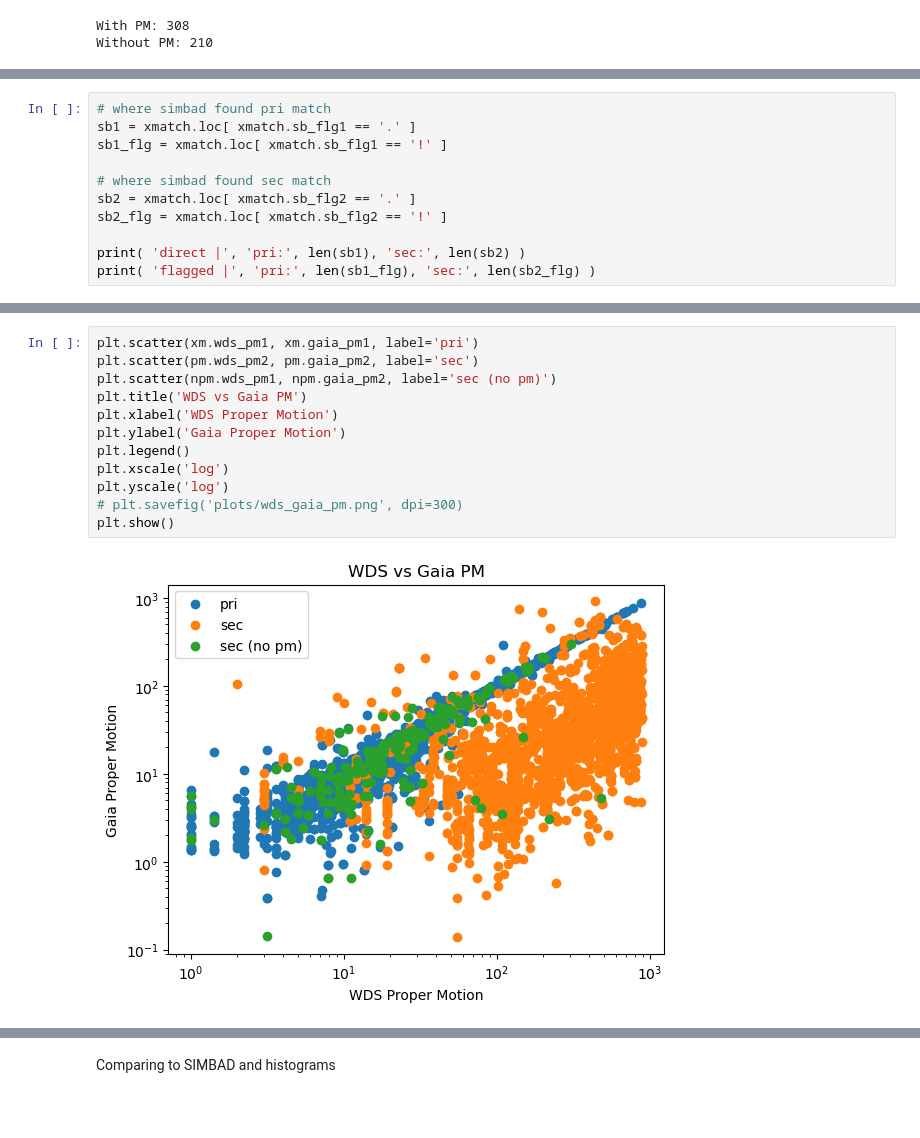
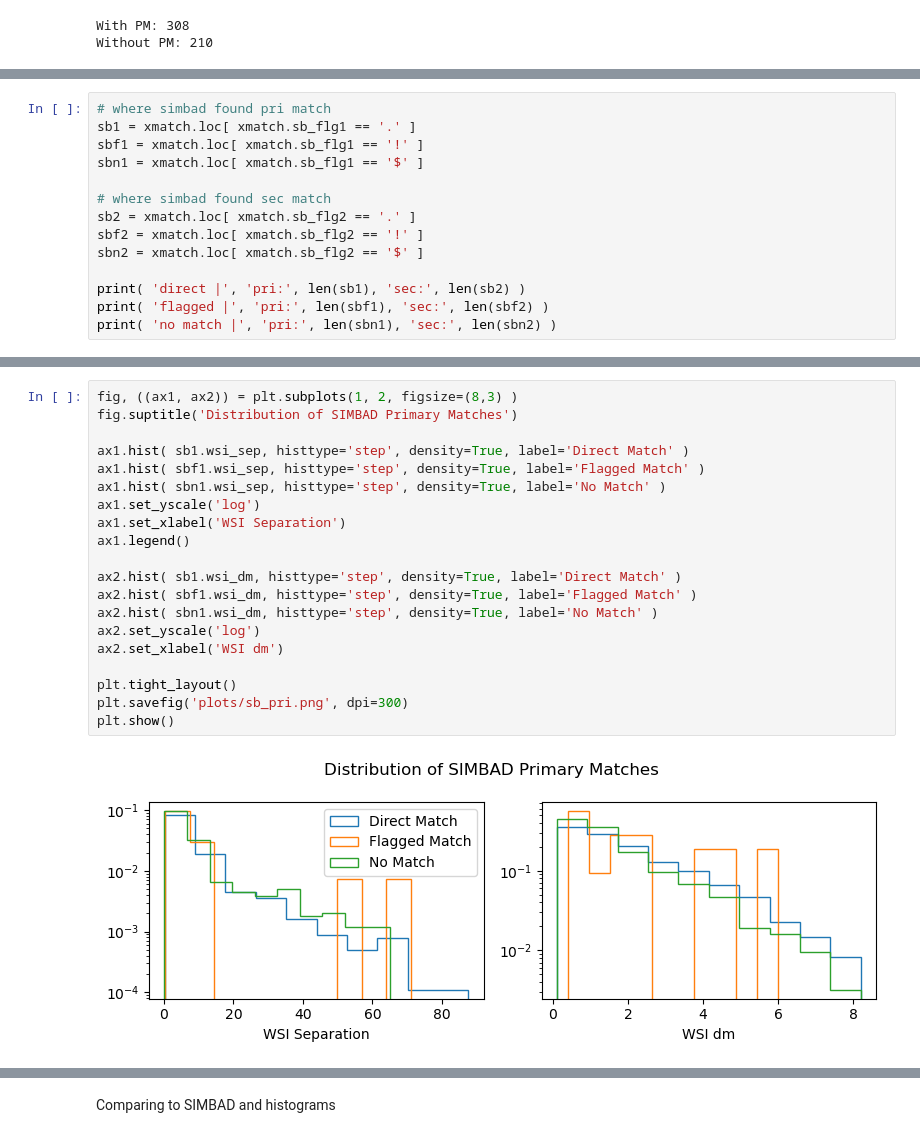
Before and after one commit to cdevaneprugh/usno-nreip-2024, a Jupyter notebook: xmatch.ipynb, the cells around one changed output, grey strips where cells are left out. Saved outputs shown, nothing was run; the diff lists cells and outputs as text; blank space fills up the shorter version.

```diff
--- a/xmatch.ipynb
+++ b/xmatch.ipynb
@@ -73,14 +76,17 @@ Need to split the primaries and the secondaries into 2 df for this.
 # %%
 # where simbad found pri match
 sb1 = xmatch.loc[ xmatch.sb_flg1 == '.' ]
-sb1_flg = xmatch.loc[ xmatch.sb_flg1 == '!' ]
+sbf1 = xmatch.loc[ xmatch.sb_flg1 == '!' ]
+sbn1 = xmatch.loc[ xmatch.sb_flg1 == '$' ]
 
 # where simbad found sec match
 sb2 = xmatch.loc[ xmatch.sb_flg2 == '.' ]
-sb2_flg = xmatch.loc[ xmatch.sb_flg2 == '!' ]
+sbf2 = xmatch.loc[ xmatch.sb_flg2 == '!' ]
+sbn2 = xmatch.loc[ xmatch.sb_flg2 == '$' ]
 
 print( 'direct |', 'pri:', len(sb1), 'sec:', len(sb2) )
-print( 'flagged |', 'pri:', len(sb1_flg), 'sec:', len(sb2_flg) )
+print( 'flagged |', 'pri:', len(sbf1), 'sec:', len(sbf2) )
+print( 'no match |', 'pri:', len(sbn1), 'sec:', len(sbn2) )
 # %% [output]
 direct | pri: 2079 sec: 1636
 flagged | pri: 19 sec: 10
@@ -108,14 +94,22 @@ plt.show()
-# %%
-plt.scatter(xm.wds_pm1, xm.gaia_pm1, label='pri')
-plt.scatter(pm.wds_pm2, pm.gaia_pm2, label='sec')
-plt.scatter(npm.wds_pm1, npm.gaia_pm2, label='sec (no pm)')
-plt.title('WDS vs Gaia PM')
-plt.xlabel('WDS Proper Motion')
-plt.ylabel('Gaia Proper Motion')
-plt.legend()
-plt.xscale('log')
-plt.yscale('log')
-# plt.savefig('plots/wds_gaia_pm.png', dpi=300)
-plt.show()
-# %% [output]
-[figure, removed]
+# %%
+fig, ((ax1, ax2)) = plt.subplots(1, 2, figsize=(8,3) )
+fig.suptitle('Distribution of SIMBAD Primary Matches')
+
+ax1.hist( sb1.wsi_sep, histtype='step', density=True, label='Direct Match' )
+ax1.hist( sbf1.wsi_sep, histtype='step', density=True, label='Flagged Match' )
+ax1.hist( sbn1.wsi_sep, histtype='step', density=True, label='No Match' )
+ax1.set_yscale('log')
+ax1.set_xlabel('WSI Separation')
+ax1.legend()
+
+ax2.hist( sb1.wsi_dm, histtype='step', density=True, label='Direct Match' )
+ax2.hist( sbf1.wsi_dm, histtype='step', density=True, label='Flagged Match' )
+ax2.hist( sbn1.wsi_dm, histtype='step', density=True, label='No Match' )
+ax2.set_yscale('log')
+ax2.set_xlabel('WSI dm')
+
+plt.tight_layout()
+plt.savefig('plots/sb_pri.png', dpi=300)
+plt.show()
+# %% [output]
+[figure, added]
```
Also changed, not shown: parts of 35 cells of this notebook, 3 other files.
